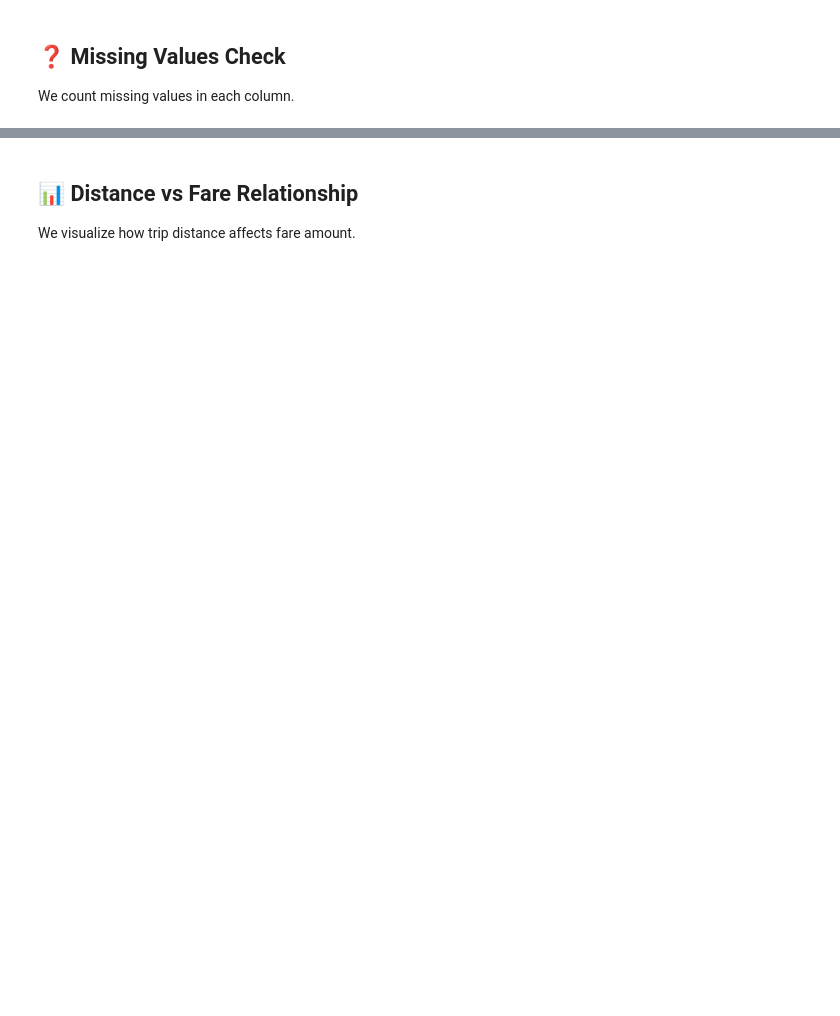
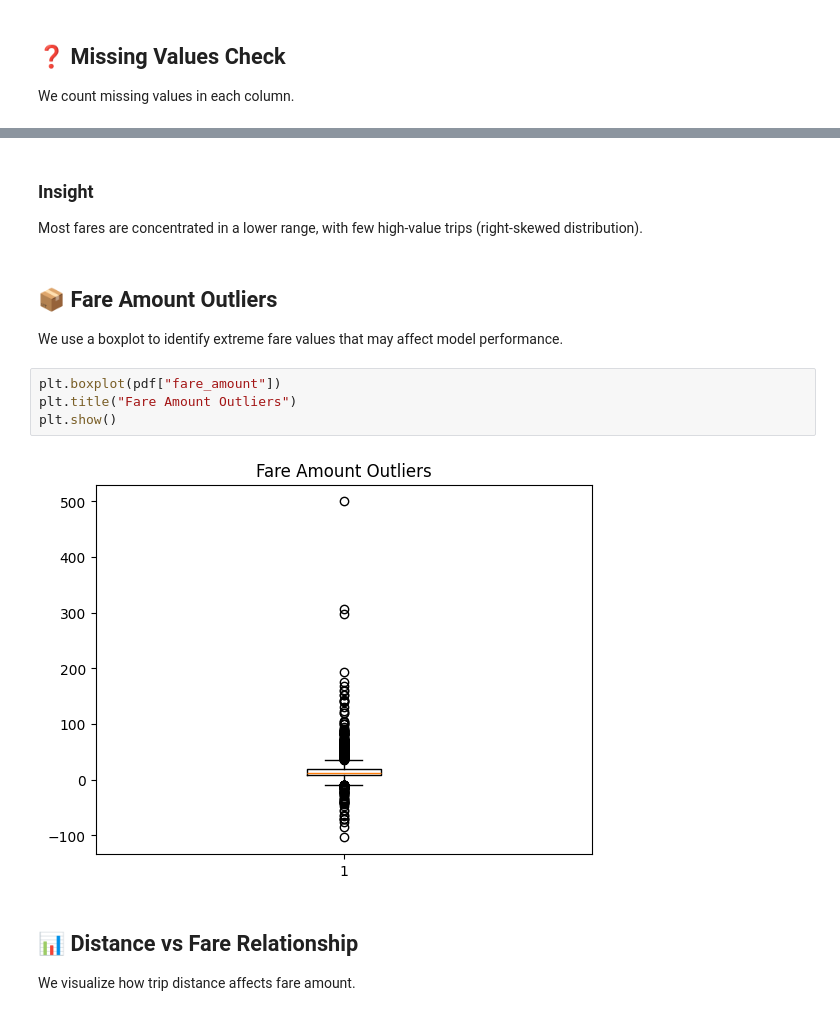
Before and after one commit to mahmoudalamwy514-arch/taxi-bigdata-project, a Jupyter notebook: notebook/EDA.ipynb, the cells around one changed output, grey strips where cells are left out. Saved outputs shown, nothing was run; the diff lists cells and outputs as text; blank space fills up the shorter version.

```diff
--- a/notebook/EDA.ipynb
+++ b/notebook/EDA.ipynb
@@ -146,3 +129,17 @@ pdf = df.sample(False, 0.1, seed=42).toPandas()
+# %% [markdown]
+### Insight
+Most fares are concentrated in a lower range, with few high-value trips (right-skewed distribution).
+# %% [markdown]
+## 📦 Fare Amount Outliers
+
+We use a boxplot to identify extreme fare values
+that may affect model performance.
+# %%
+plt.boxplot(pdf["fare_amount"])
+plt.title("Fare Amount Outliers")
+plt.show()
+# %% [output]
+[figure, added]
 # %% [markdown]
 ## 📊 Distance vs Fare Relationship
 
```
Also changed, not shown: parts of 27 cells of this notebook.
